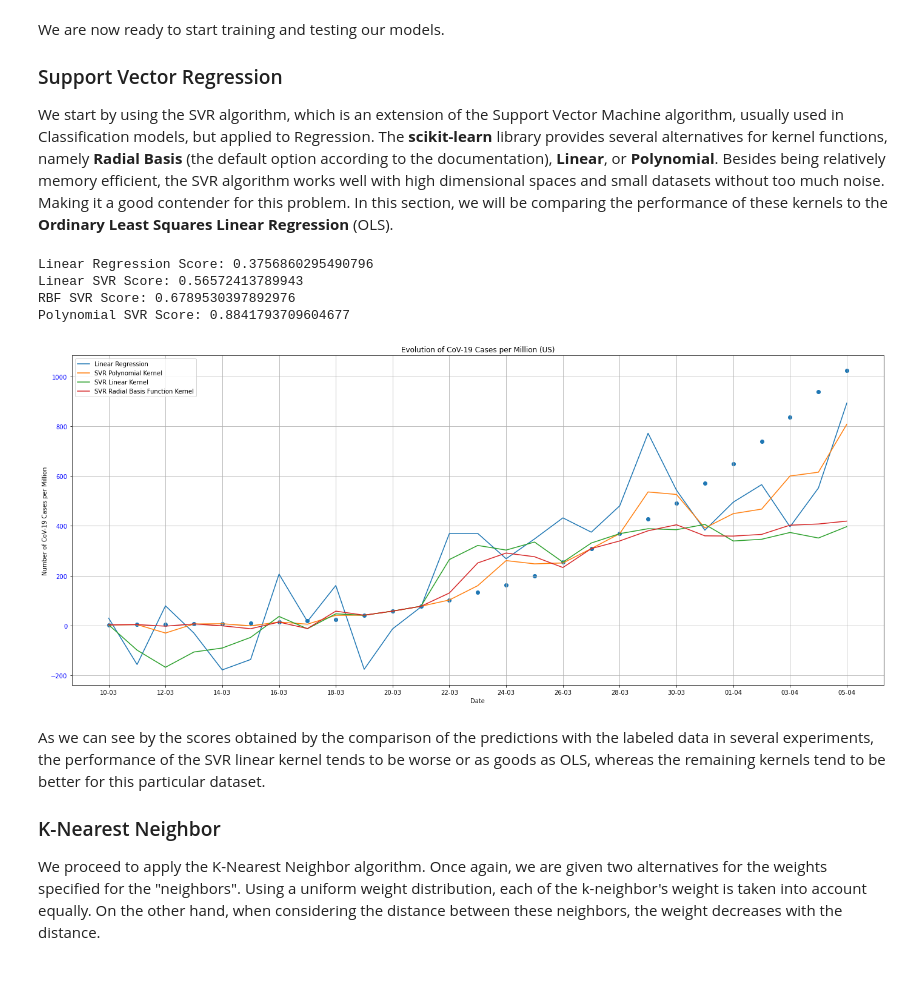
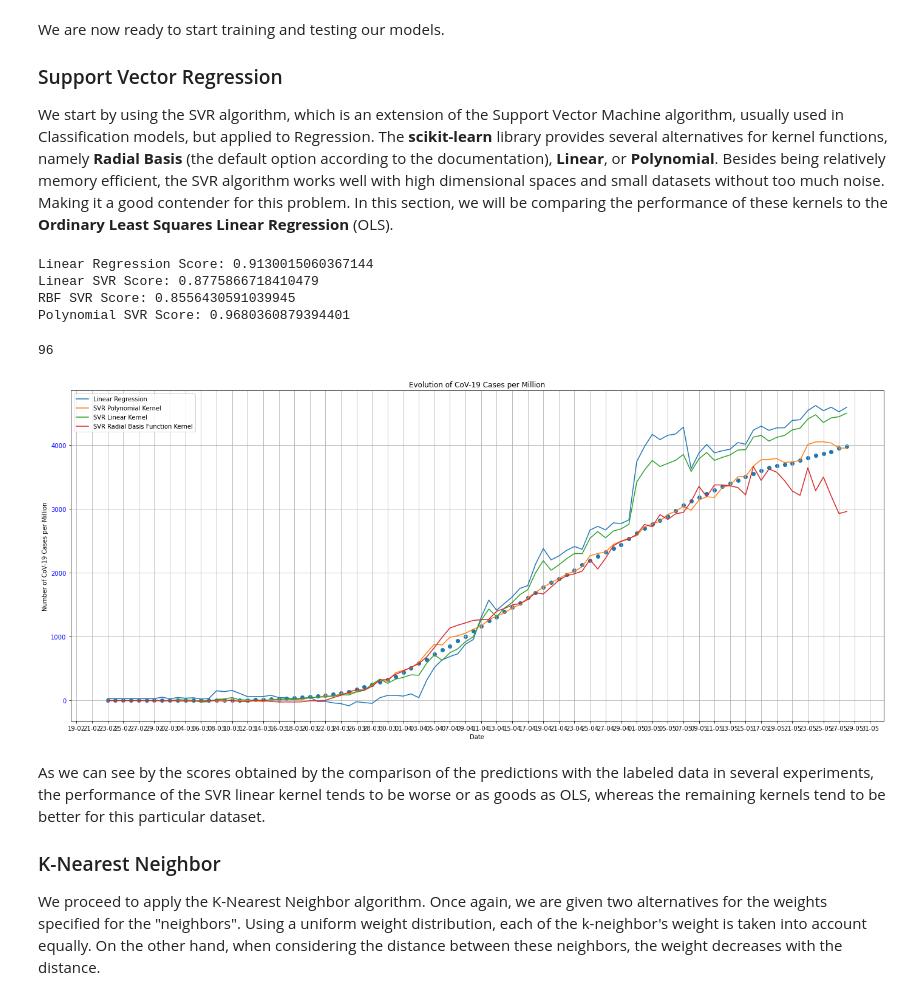
Before and after one commit to diogoalex01/FEUP-IART, a Jupyter notebook: SupervisedLearning/COVID-19.ipynb, the cells around one changed output. Cells and saved outputs as stored; diff of their text form; code cells hidden in the pictures.

```diff
--- a/SupervisedLearning/COVID-19.ipynb
+++ b/SupervisedLearning/COVID-19.ipynb
@@ -214,8 +256,8 @@ X
 # %%
 # Replaces NaN values present in the new columns by 0 (Zero Inputation)
-X['fatalities_percent_change'] = X['fatalities_percent_change'].replace(np.NaN, 0)
-X['cases_percent_change'] = X['cases_percent_change'].replace(np.NaN, 0)
-Y['cases_per_million'] = Y['cases_per_million'].replace(np.NaN, 0)
+# X['fatalities_percent_change'] = X['fatalities_percent_change'].replace(np.NaN, 0)
+# X['cases_percent_change'] = X['cases_percent_change'].replace(np.NaN, 0)
+# Y['cases_per_million'] = Y['cases_per_million'].replace(np.NaN, 0)
 
 # Fills the empty values taking mean values present in each column (Mean Inputation)
 X = X.replace("", np.NaN)
@@ -224,4 +266,4 @@ imputer = SimpleImputer(missing_values=np.NaN, strategy='mean')
 X = imputer.fit_transform(X)
 Y = imputer.fit_transform(Y)
 
-Y
+# print(Y)
@@ -276,10 +325,13 @@ svr_rbf_model = svr_rbf.fit(X_train, Y_train)
 svr_poly_model = svr_poly.fit(X_train, Y_train)
 
 # Obtaining predictions from models
-linear_predictions = lm.predict(X)
-svr_lin_predictions = svr_lin_model.predict(X)
-svr_rbf_predictions = svr_rbf_model.predict(X)
-svr_poly_predictions = svr_poly_model.predict(X)
+X_pred = X[1067:1163,:]
+Y_pred_label = Y[1067:1163,:]
+# X_pred
+linear_predictions = lm.predict(X_pred)
+svr_lin_predictions = svr_lin_model.predict(X_pred)
+svr_rbf_predictions = svr_rbf_model.predict(X_pred)
+svr_poly_predictions = svr_poly_model.predict(X_pred)
 
 # Testing models
 linear_score = model.score(X_test, Y_test)
@@ -291,32 +343,46 @@ print("Linear Regression Score:", linear_score)
 print("Linear SVR Score: %s" % (svr_lin_score))
 print("RBF SVR Score: %s" % (svr_rbf_score))
 print("Polynomial SVR Score: %s" % (svr_poly_score))
+
+# Evaluating the models
+linear_eval = cross_val_score(model, X, Y, cv=10)
+svr_lin_eval = cross_val_score(svr_lin, X, Y, cv=10)
+svr_rbf_eval = cross_val_score(svr_rbf, X, Y, cv=10)
+svr_poly_eval = cross_val_score(svr_poly, X, Y, cv=10)
+
+# print("Linear Regression CV:", np.mean(linear_eval))
+# print("Linear SVR CV: %s" % (np.mean(svr_lin_eval)))
+# print("RBF SVR CV: %s" % (np.mean (svr_rbf_eval)))
+# print("Polynomial SVR CV: %s" % (np.mean(svr_poly_eval)))
 # %% [output]
-Linear Regression Score: 0.3756860295490796
-Linear SVR Score: 0.56572413789943
-RBF SVR Score: 0.6789530397892976
-Polynomial SVR Score: 0.8841793709604677
+Linear Regression Score: 0.9130015060367144
+Linear SVR Score: 0.8775866718410479
+RBF SVR Score: 0.8556430591039945
+Polynomial SVR Score: 0.9680360879394401
 # %%
 # Visual Comparison of the predictions obtained by different
 # parameterizations of the SVR model compared to a Linear Regression model
 dates = data['date']
 date_format = [pd.to_datetime(d) for d in dates]
+print(len(date_format[0:96]))
+# print(len(Y_pred_label))
 _, ax = plt.subplots(figsize=(24, 10))
 ax.grid()
-ax.scatter(date_format[day_index:], data['cases_per_million'][day_index:])
-linear_plot, = ax.plot(date_format[day_index:], linear_predictions)
-svr_poly_plot, = ax.plot(date_format[day_index:], svr_poly_predictions)
-svr_lin_plot, = ax.plot(date_format[day_index:], svr_lin_predictions)
-svr_rbf_plot, = ax.plot(date_format[day_index:], svr_rbf_predictions)
+ax.scatter(date_format[0:96], Y_pred_label)
+linear_plot, = ax.plot(date_format[0:96], linear_predictions)
+svr_poly_plot, = ax.plot(date_format[0:96], svr_poly_predictions)
+svr_lin_plot, = ax.plot(date_format[0:96], svr_lin_predictions)
+svr_rbf_plot, = ax.plot(date_format[0:96], svr_rbf_predictions)
 ax.legend((linear_plot, svr_poly_plot, svr_lin_plot, svr_rbf_plot), ('Linear Regression', 'SVR Polynomial Kernel','SVR Linear Kernel', 'SVR Radial Basis Function Kernel'), loc='upper left', shadow=False)
 
-ax.set(xlabel="Date", ylabel='Number of CoV-19 Cases per Million', title=("Evolution of CoV-19 Cases per Million (%s)" % (country)))
+ax.set(xlabel="Date", ylabel='Number of CoV-19 Cases per Million', title=("Evolution of CoV-19 Cases per Million"))
 date_form = DateFormatter("%d-%m")
 ax.xaxis.set_major_formatter(date_form)
 ax.xaxis.set_major_locator(mdates.DayLocator(interval=2))
 ax.tick_params(axis='y', labelcolor= "blue")
 # %% [output]
+96
-[figure, old version]
+[figure, new version]
 # %% [markdown]
 As we can see by the scores obtained by the comparison of the predictions with the labeled data in several experiments, the performance of the SVR linear kernel tends to be worse or as goods as OLS, whereas the remaining kernels tend to be better for this particular dataset.
 
```
Also changed, not shown: parts of 18 cells of this notebook, 1 other file.
